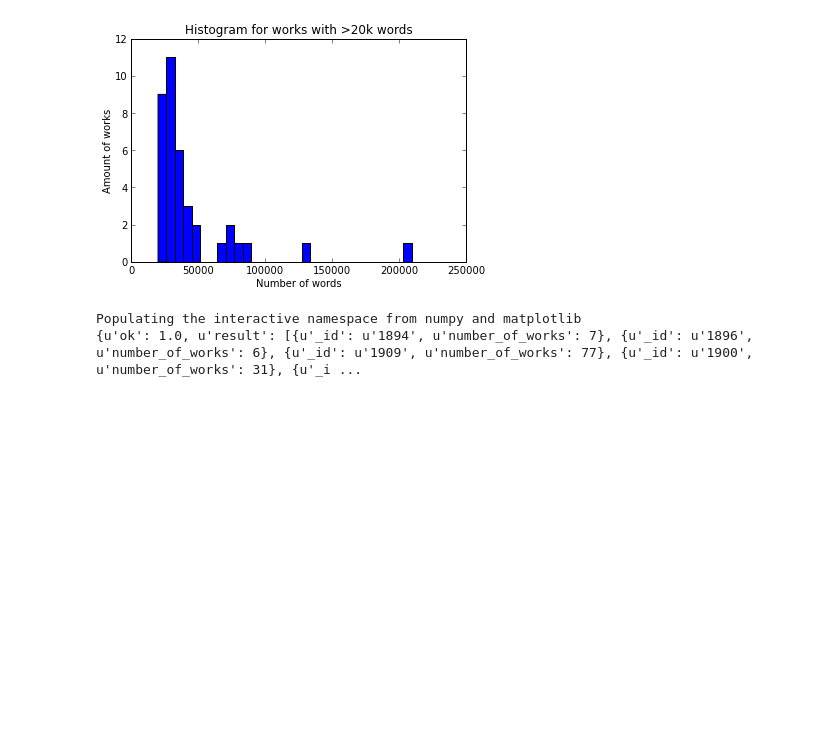
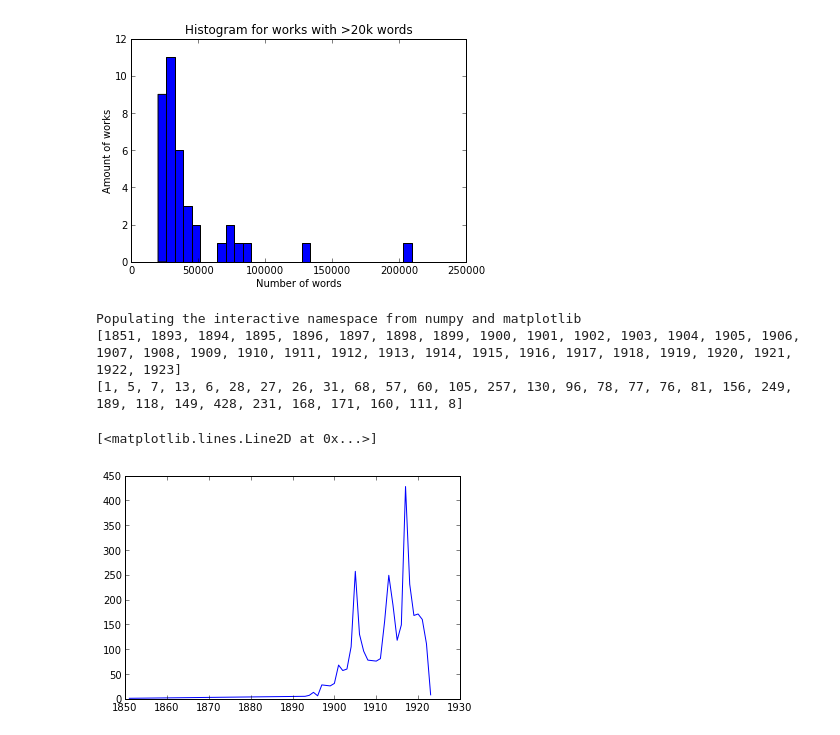
Before and after one commit to finiteautomata/leninanalysis, a Jupyter notebook: documents_plot.ipynb, the cells around one changed output. Saved outputs shown, nothing was run; the diff lists cells and outputs as text; code cells hidden in the pictures; blank space fills up the shorter version.

```diff
--- a/documents_plot.ipynb
+++ b/documents_plot.ipynb
@@ -28,12 +28,24 @@ plot_length_histogram(docs,
     title="Histogram for works with >20k words")
 # %% [output]
 [figure]
-# %%
-%pylab inline
-
-print db.document.aggregate([
-        { "$group" : { "_id": "$year", "number_of_works": {"$sum": 1 } }}
-])
-# %% [output]
-Populating the interactive namespace from numpy and matplotlib
-{u'ok': 1.0, u'result': [{u'_id': u'1894', u'number_of_works': 7}, {u'_id': u'1896', u'number_of_works': 6}, {u'_id': u'1909', u'number_of_works': 77}, {u'_id': u'1900', u'number_of_works': 31}, {u'_i ...
+# %%
+%pylab inline
+import operator
+
+
+data = db.document.aggregate([
+        { "$group" : { "_id": "$year", "number_of_works": {"$sum": 1 } }}
+])['result']
+data = sorted(data, key=lambda x: int(x["_id"]))
+years = map(lambda x: int(x["_id"]), data)
+number_of_works = map(operator.itemgetter("number_of_works"), data)
+print years
+print number_of_works
+
+plt.plot(years, number_of_works)
+# %% [output]
+Populating the interactive namespace from numpy and matplotlib
+[1851, 1893, 1894, 1895, 1896, 1897, 1898, 1899, 1900, 1901, 1902, 1903, 1904, 1905, 1906, 1907, 1908, 1909, 1910, 1911, 1912, 1913, 1914, 1915, 1916, 1917, 1918, 1919, 1920, 1921, 1922, 1923]
+[1, 5, 7, 13, 6, 28, 27, 26, 31, 68, 57, 60, 105, 257, 130, 96, 78, 77, 76, 81, 156, 249, 189, 118, 149, 428, 231, 168, 171, 160, 111, 8]
+[<matplotlib.lines.Line2D at 0x...>]
+[figure, added]
```
Also changed, not shown: parts of 2 cells of this notebook, 1 other file.
